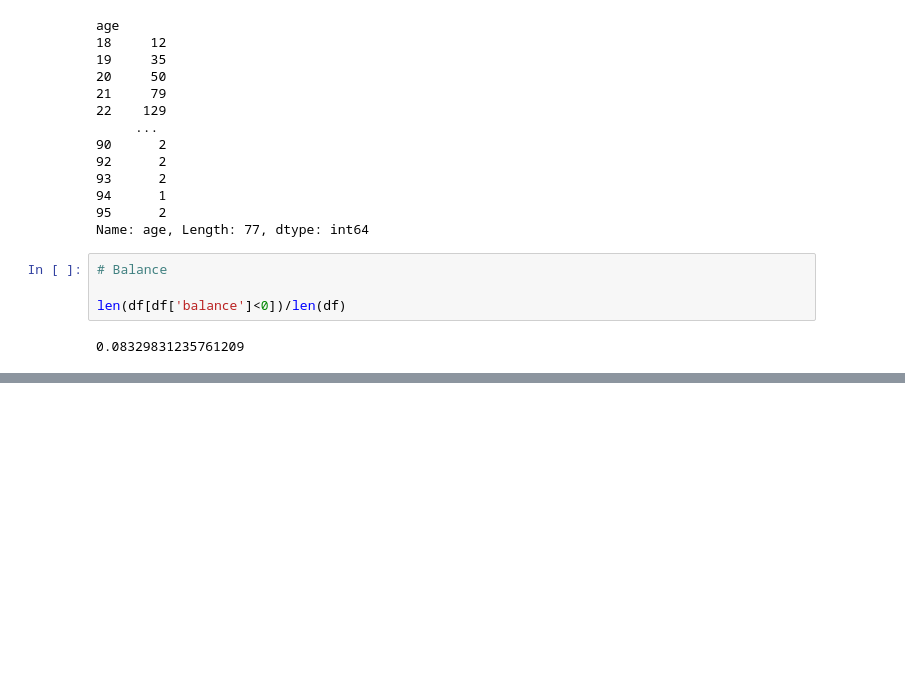
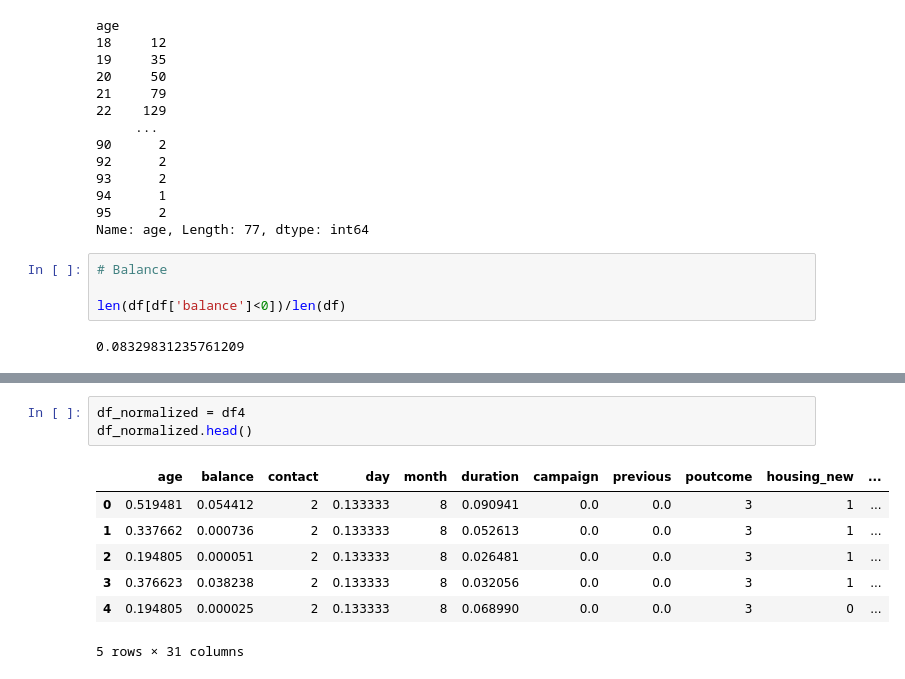
Before and after one commit to ashraful-shuvon/Machine_learning, a Jupyter notebook: Machine Learning Project - Predict Term Deposit Subscriptions/Predict Term Deposit Subscriptions.ipynb, the cells around one changed output, grey strips where cells are left out. Drawn from its saved outputs; the diff is of its cells as text; blank space fills up the shorter version.

```diff
--- a/Machine Learning Project - Predict Term Deposit Subscriptions/Predict Term Deposit Subscriptions.ipynb
+++ b/Machine Learning Project - Predict Term Deposit Subscriptions/Predict Term Deposit Subscriptions.ipynb
@@ -911,0 +953,11 @@ df2
+# %%
+df_normalized = df4
+df_normalized.head()
+# %% [output]
+|  | age | balance | contact | day | month | duration | campaign | previous | poutcome | housing_new | ... |
+| 0 | 0.519481 | 0.054412 | 2 | 0.133333 | 8 | 0.090941 | 0.0 | 0.0 | 3 | 1 | ... |
+| 1 | 0.337662 | 0.000736 | 2 | 0.133333 | 8 | 0.052613 | 0.0 | 0.0 | 3 | 1 | ... |
+| 2 | 0.194805 | 0.000051 | 2 | 0.133333 | 8 | 0.026481 | 0.0 | 0.0 | 3 | 1 | ... |
+| 3 | 0.376623 | 0.038238 | 2 | 0.133333 | 8 | 0.032056 | 0.0 | 0.0 | 3 | 1 | ... |
+| 4 | 0.194805 | 0.000025 | 2 | 0.133333 | 8 | 0.068990 | 0.0 | 0.0 | 3 | 0 | ... |
+5 rows × 31 columns
```
Also changed, not shown: parts of 89 cells of this notebook.
